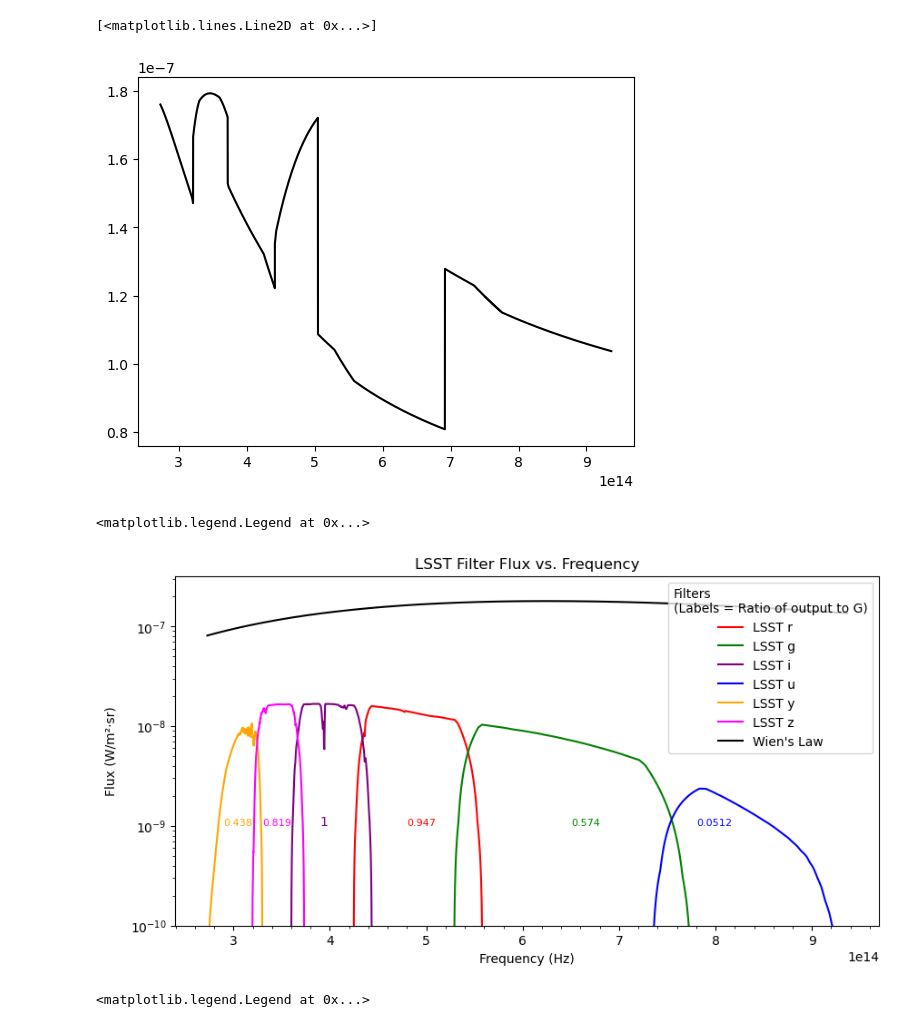
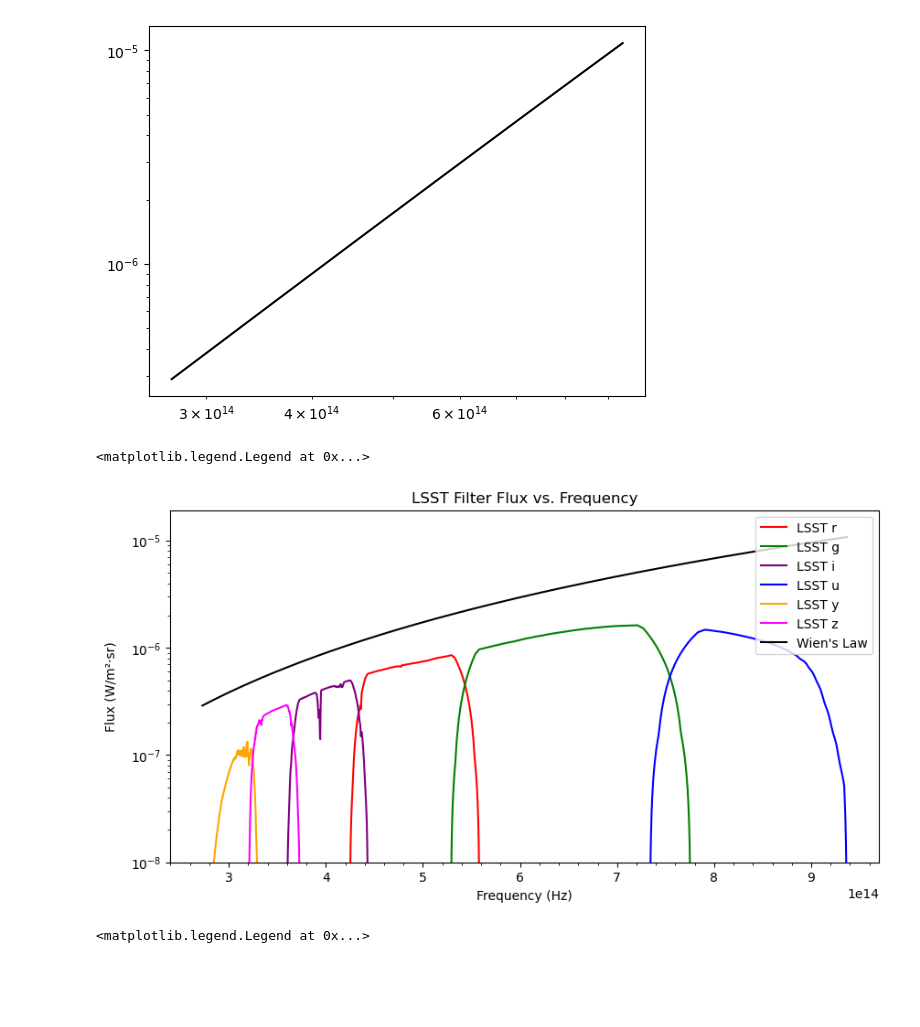
Before and after one commit to varunprit/Coding, a Jupyter notebook: mcfacts/LSST_eff.ipynb, the cells around one changed output. Cells and saved outputs as stored; diff of their text form; code cells hidden in the pictures; blank space fills up the shorter version.

```diff
--- a/mcfacts/LSST_eff.ipynb
+++ b/mcfacts/LSST_eff.ipynb
@@ -190,37 +191,38 @@ Name: 5370, Length: 1689, dtype: float64
 # %%
 
-plt.plot(sorted_freq, wien_freq, color='black', label="Wien's Law")
+plt.plot(sorted_freq, wien_total, color='black', label="Wien's Law")
+plt.yscale('log')  # Set x-axis to logarithmic scale
+plt.xscale('log')  # Set x-axis to logarithmic scale
 # %% [output]
-[<matplotlib.lines.Line2D at 0x...>]
-[figure, old version]
+[figure, new version]
 # %%
 # Plot Code
 plt.figure(figsize=(10, 5))
-plt.plot(r_freq, r_trans, color='red', label='LSST r')
-plt.plot(g_freq, g_trans, color='green', label='LSST g')
-plt.plot(i_freq, i_trans, color='purple', label='LSST i')
-plt.plot(u_freq, u_trans, color='blue', label='LSST u')
-plt.plot(y_freq, y_trans, color='orange', label='LSST y')
-plt.plot(z_freq, z_trans, color='magenta', label='LSST z')
+plt.plot(r_freq, r_wien, color='red', label='LSST r')
+plt.plot(g_freq, g_wien, color='green', label='LSST g')
+plt.plot(i_freq, i_wien, color='purple', label='LSST i')
+plt.plot(u_freq, u_wien, color='blue', label='LSST u')
+plt.plot(y_freq, y_wien, color='orange', label='LSST y')
+plt.plot(z_freq, z_wien, color='magenta', label='LSST z')
 plt.plot(sorted_freq, wien_total, color='black', label="Wien's Law")
-plt.yscale('log')  # Set x-axis to logarithmic scale
+plt.yscale('log')  # Set y-axis to logarithmic scale
 
 #labels
 plt.xlabel("Frequency (Hz)")
 plt.ylabel("Flux (W/m²·sr)", labelpad=10)
-plt.ylim(bottom=1e-10) # Makes y axis at 0
+plt.ylim(bottom=1e-8) # Makes y axis at 0
 plt.minorticks_on()  # Add ticks inside the axis
 plt.title("LSST Filter Flux vs. Frequency")
-plt.annotate(f'{u_ratio:.3g}', (7.8e14, 0.1e-8), fontsize=8, color='blue') #for u filter
-plt.annotate(f'{g_ratio:.3g}', (6.5e14, 0.1e-8), fontsize=8, color='green') #for g filter
-plt.annotate(f'{r_ratio:.3g}', (4.8e14, 0.1e-8), fontsize=8, color='red') #for r filter
-plt.annotate(f'{i_ratio:.3g}', (3.9e14, 0.1e-8), fontsize=10, color='purple') #for i filter
-plt.annotate(f'{y_ratio:.3g}', (2.9e14, 0.1e-8), fontsize=8, color='orange') #for y filter
-plt.annotate(f'{z_ratio:.3g}', (3.3e14, 0.1e-8), fontsize=8, color='magenta') #for z filter
-plt.legend(title="Filters\n(Labels = Ratio of output to G)",loc='upper right')
+# plt.annotate(f'{u_ratio:.3g}', (7.8e14, 0.1e-8), fontsize=8, color='blue') #for u filter
+# plt.annotate(f'{g_ratio:.3g}', (6.5e14, 0.1e-8), fontsize=8, color='green') #for g filter
+# plt.annotate(f'{r_ratio:.3g}', (4.8e14, 0.1e-8), fontsize=8, color='red') #for r filter
+# plt.annotate(f'{i_ratio:.3g}', (3.9e14, 0.1e-8), fontsize=10, color='purple') #for i filter
+# plt.annotate(f'{y_ratio:.3g}', (2.9e14, 0.1e-8), fontsize=8, color='orange') #for y filter
+# plt.annotate(f'{z_ratio:.3g}', (3.3e14, 0.1e-8), fontsize=8, color='magenta') #for z filter
+plt.legend(loc='upper right')
 # %% [output]
 <matplotlib.legend.Legend at 0x...>
-[figure, old version]
+[figure, new version]
 # %%
 # Plot Code
 plt.figure(figsize=(10, 5))
```
Also changed, not shown: parts of 4 cells of this notebook.
